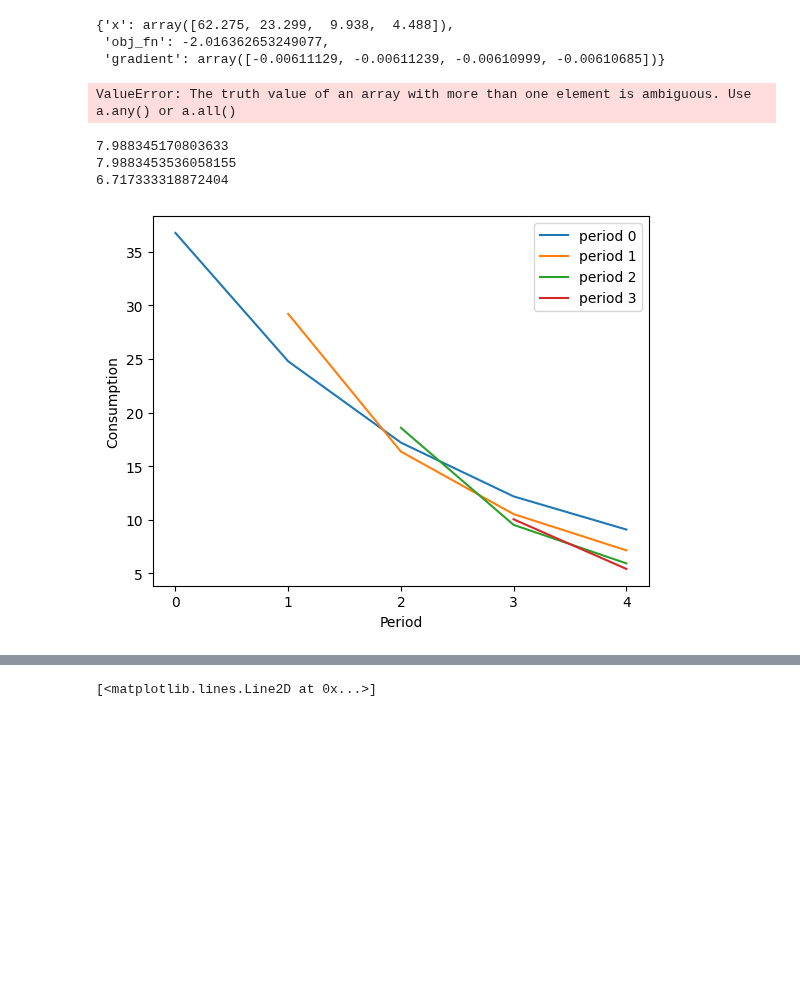
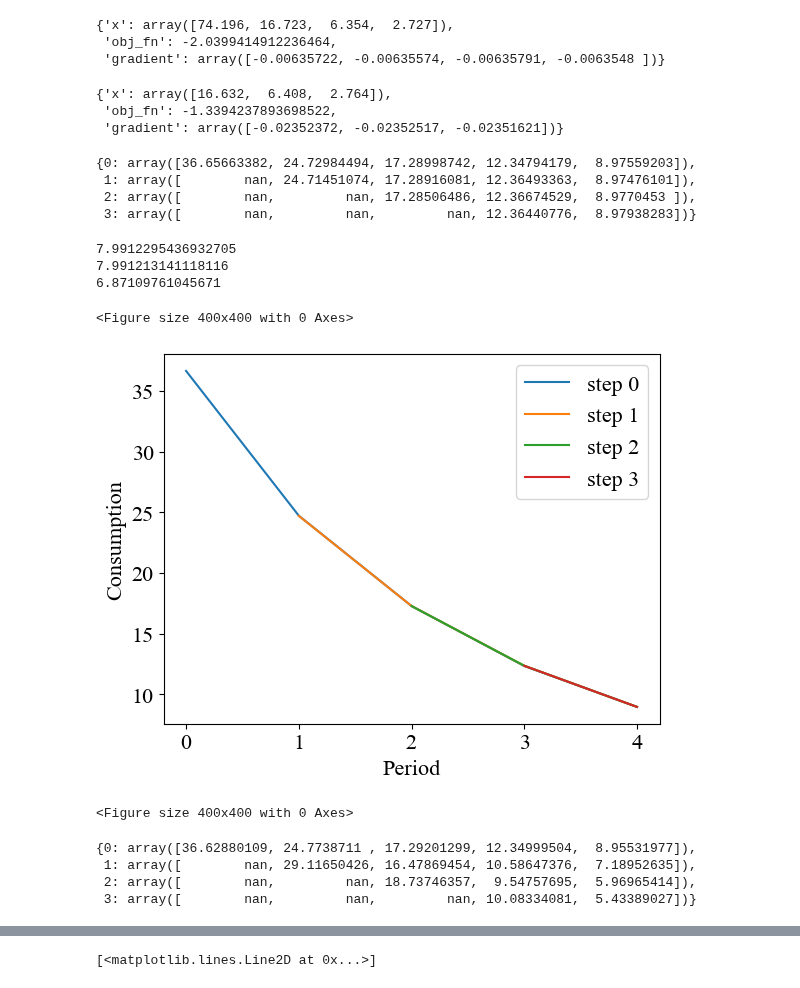
Before and after one commit to zarkwang/attention_discount_project, a Jupyter notebook: reanalysis/budget.ipynb, the cells around one changed output, grey strips where cells are left out. Saved outputs shown, nothing was run; the diff lists cells and outputs as text; code cells hidden in the pictures; blank space fills up the shorter version.

```diff
--- a/reanalysis/budget.ipynb
+++ b/reanalysis/budget.ipynb
@@ -3,6 +3,10 @@ import numpy as np
 import pandas as pd
 from tqdm import tqdm
 import matplotlib.pyplot as plt
+
+plt.rcParams['font.family'] = 'times new roman'
+plt.rcParams['font.size'] = 16
+# plt.rcParams['text.usetex'] = True
 # %%
 
 class budget_optimizer:
@@ -262,47 +266,72 @@ class budget_optimizer:
 # %%
 delta = .75
 gamma = .6
-lambd = 100
+lambd = 50
 T = 3
 budget = 100
 x_position = None
 problem = budget_optimizer(T,budget,params={"delta":delta,"gamma":gamma,"lambd":lambd},x_position=x_position)
 problem.solve()
 # %% [output]
-{'x': array([62.275, 23.299,  9.938,  4.488]),
- 'obj_fn': -2.016362653249077,
- 'gradient': array([-0.00611129, -0.00611239, -0.00610999, -0.00610685])}
+{'x': array([74.196, 16.723,  6.354,  2.727]),
+ 'obj_fn': -2.0399414912236464,
+ 'gradient': array([-0.00635722, -0.00635574, -0.00635791, -0.0063548 ])}
+# %%
+T = 2
+budget = 100 - 74.196
+x_position = None
+problem = budget_optimizer(T,budget,params={"delta":delta,"gamma":gamma,"lambd":lambd},x_position=x_position)
+problem.solve()
+# %% [output]
+{'x': array([16.632,  6.408,  2.764]),
+ 'obj_fn': -1.3394237893698522,
+ 'gradient': array([-0.02352372, -0.02352517, -0.02351621])}
 # %%
 delta = .9
 gamma = .6
 budget = 100
-T = 2
-lambd = 1 #budget * 0.7
+T = 4
+lambd = 70 #budget * 0.7
 
 problem = budget_optimizer(T,budget,params={"delta":delta,"gamma":gamma,"lambd":lambd})
 problem.dynamic(global_iter=500,attention_update=False)
 # %% [output]
-ValueError: The truth value of an array with more than one element is ambiguous. Use a.any() or a.all()
+{0: array([36.65663382, 24.72984494, 17.28998742, 12.34794179,  8.97559203]),
+ 1: array([        nan, 24.71451074, 17.28916081, 12.36493363,  8.97476101]),
+ 2: array([        nan,         nan, 17.28506486, 12.36674529,  8.9770453 ]),
+ 3: array([        nan,         nan,         nan, 12.36440776,  8.97938283])}
 # %%
 print(np.exp(-problem.grad_func(x=np.array([37.2278584 , 26.32871368]),d=np.array([1,delta]))[0]))
 print(np.exp(-problem.grad_func(x=np.array([37.21224547, 26.34432661]),d=np.array([1,delta]))[0]))
 print(np.exp(-problem.grad_func(x=np.array([37.21224547+26.34432660, 0.00000001]),d=np.array([1,delta]))[0]))
 # %% [output]
-7.988345170803633
-7.9883453536058155
-6.717333318872404
+7.9912295436932705
+7.991213141118116
+6.87109761045671
 # %%
 x_solve = problem.x_dynamic
 
 # plot the results
 for i in x_solve.keys():
-    plt.plot(x_solve[i],label='period ' + str(i))
+    plt.plot(x_solve[i],label='step ' + str(i))
+
 
 plt.legend()
 plt.xticks(np.arange(len(x_solve.keys())+1))
 plt.xlabel('Period')
 plt.ylabel('Consumption')
-plt.savefig('consumption_allocation_Inattentive.png')
+plt.figure(figsize=(4,4))
+# plt.savefig('consumption_allocation_Inattentive.png')
 # %% [output]
+<Figure size 400x400 with 0 Axes>
-[figure, old version]
+[figure, new version]
+<Figure size 400x400 with 0 Axes>
+# %%
+problem2 = budget_optimizer(T,budget,params={"delta":delta,"gamma":gamma,"lambd":lambd})
+problem2.dynamic(global_iter=500,attention_update=True)
+# %% [output]
+{0: array([36.62880109, 24.7738711 , 17.29201299, 12.34999504,  8.95531977]),
+ 1: array([        nan, 29.11650426, 16.47869454, 10.58647376,  7.18952635]),
+ 2: array([        nan,         nan, 18.73746357,  9.54757695,  5.96965414]),
+ 3: array([        nan,         nan,         nan, 10.08334081,  5.43389027])}
 # %%
```
Also changed, not shown: parts of 1 cell of this notebook, 17 other files.
